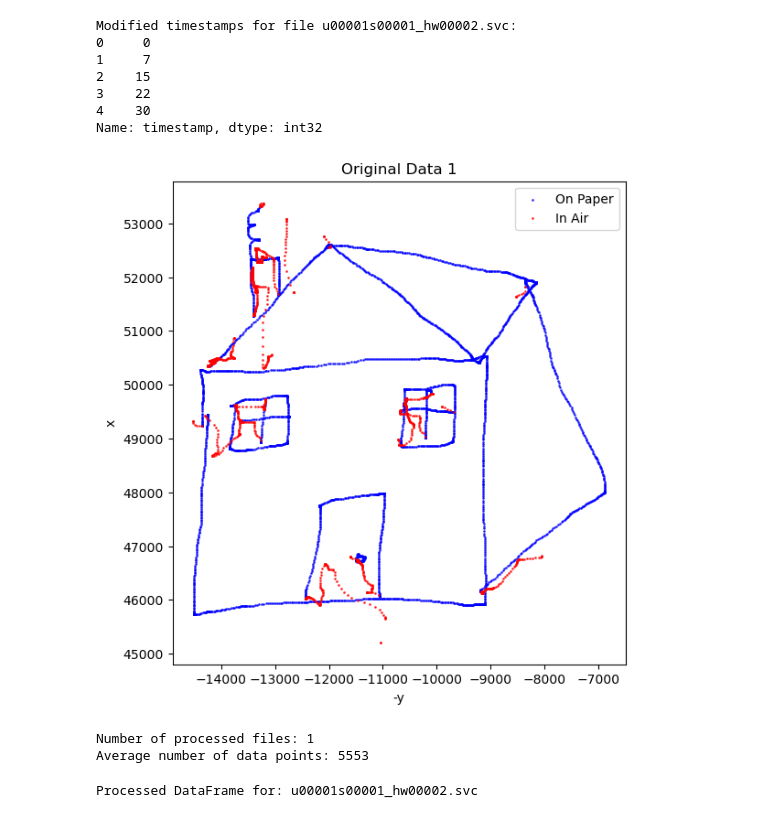
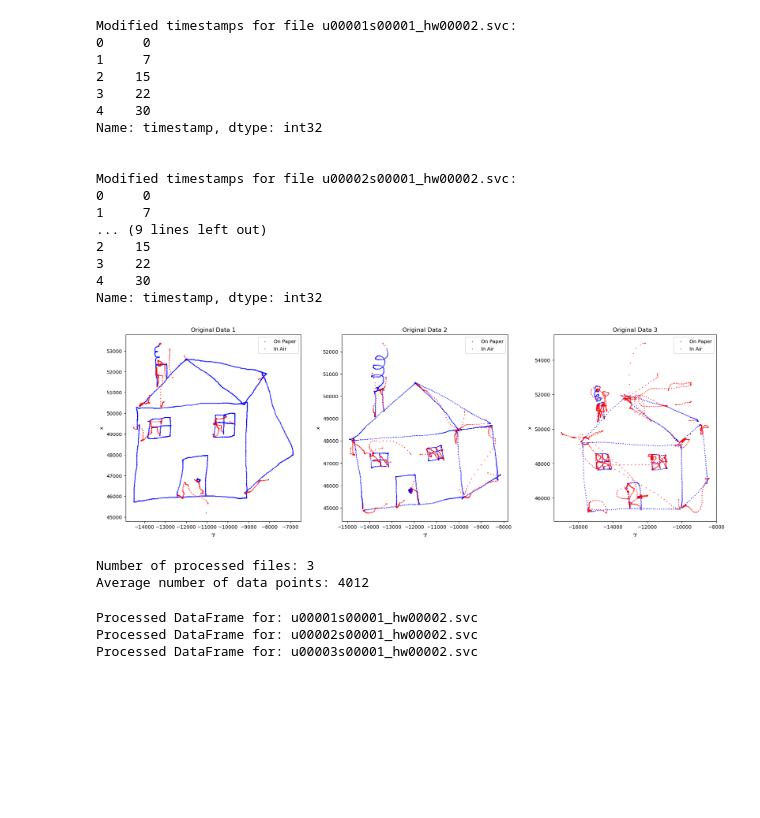
Before and after one commit to jaypeepeep/SC-Beta-VAE-GAN, a Jupyter notebook: model/VAEGAN Checkpoint 1.5.2.6 PreTrained.ipynb, the cells around one changed output. Cells and saved outputs as stored; diff of their text form; code cells hidden in the pictures; blank space fills up the shorter version.

```diff
--- a/model/VAEGAN Checkpoint 1.5.2.6 PreTrained.ipynb
+++ b/model/VAEGAN Checkpoint 1.5.2.6 PreTrained.ipynb
@@ -25,7 +25,8 @@ def upload_and_process_files(directory, num_files_to_use=None):
     if num_files_to_use:
         svc_files = svc_files[:num_files_to_use]  # Take the first num_files_to_use files
 
-    data_frames = []
+    data_frames = []  # Processed data after scaling
+    original_data_frames = []  # Save the original unscaled data
     scalers = []
     input_filenames = []  # List to store input filenames
 
@@ -43,6 +44,10 @@ def upload_and_process_files(directory, num_files_to_use=None):
         # Modify timestamp to start from 0
         df['timestamp'] = (df['timestamp'] - df['timestamp'].min()).round().astype(int)
 
+        # Keep a copy of the original data before scaling
+        original_data_frames.append(df.copy())  # Save the original unmodified data
+
+        # Process the data for use in the model
         df = df.iloc[:, [0, 1, 2, 3, 4, 5, 6]]
         data_frames.append(df)
         scaler = MinMaxScaler()
@@ -58,39 +63,49 @@ def upload_and_process_files(directory, num_files_to_use=None):
         axs[i].set_ylabel('x')
         axs[i].legend()
         axs[i].set_aspect('equal')
 
         # Print the first few rows of the timestamp column
         print(f"Modified timestamps for file {filename}:")
         print(df['timestamp'].head())
         print("\n")
 
     plt.show()
 
     processed_data = [np.column_stack((scaler.transform(df[['x', 'y', 'timestamp']]), df['pen_status'].values))
                       for df, scaler in zip(data_frames, scalers)]
     avg_data_points = int(np.mean([df.shape[0] for df in data_frames]))
 
-    return data_frames, processed_data, scalers, avg_data_points, input_filenames  # Return the filenames
+    return data_frames, processed_data, scalers, avg_data_points, input_filenames, original_data_frames  # Return original data
 
 directory = 'Task2'  # Directory where the .svc files are stored
-num_files_to_use = 1
-data_frames, processed_data, scalers, avg_data_points, input_filenames = upload_and_process_files(directory, num_files_to_use)
+num_files_to_use = 3
+data_frames, processed_data, scalers, avg_data_points, input_filenames, original_data_frames = upload_and_process_files(directory, num_files_to_use)
 
 # Store the name of the first file for use in Cell 4
 input_filename = input_filenames[0] if input_filenames else 'processed_data'
 print(f"Number of processed files: {len(processed_data)}")
 print(f"Average number of data points: {avg_data_points}")
 # %% [output]
 Modified timestamps for file u00001s00001_hw00002.svc:
 0     0
 1     7
 2    15
 3    22
 4    30
 Name: timestamp, dtype: int32
+
+
+Modified timestamps for file u00002s00001_hw00002.svc:
+0     0
+1     7
+... (9 lines left out)
+2    15
+3    22
+4    30
+Name: timestamp, dtype: int32
-[figure, old version]
+[figure, new version]
-Number of processed files: 1
-Average number of data points: 5553
+Number of processed files: 3
+Average number of data points: 4012
 # %%
 # Cell 3
 # Process each DataFrame instead of just the first one
@@ -183,4 +198,6 @@ for input_filename, df in zip(input_filenames, data_frames):
     print(f"Processed DataFrame for: {input_filename}")
 # %% [output]
 Processed DataFrame for: u00001s00001_hw00002.svc
+Processed DataFrame for: u00002s00001_hw00002.svc
+Processed DataFrame for: u00003s00001_hw00002.svc
 # %%
```
Also changed, not shown: parts of 4 cells of this notebook, 11 other files.
